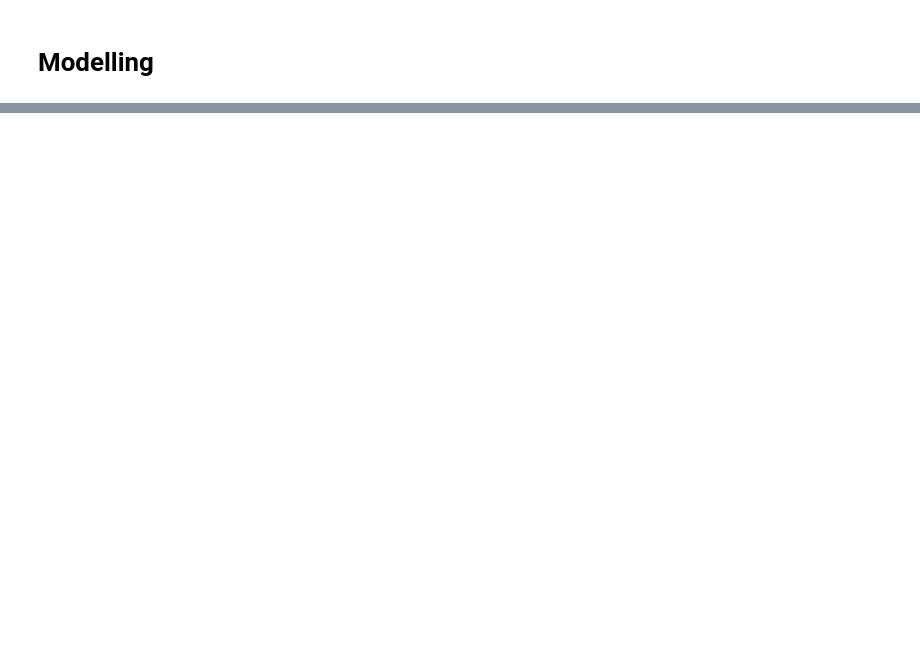
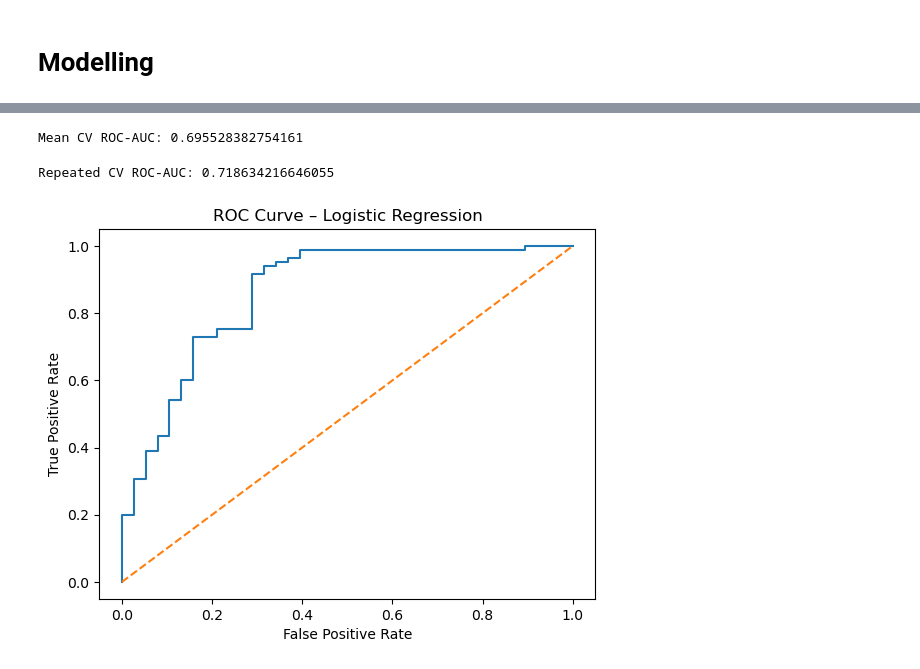
Before and after one commit to Lawrync/LOAN-PREDICTION-HACKATHON, a Jupyter notebook: Loan_prediction.ipynb, the cells around one changed output, grey strips where cells are left out. Drawn from its saved outputs; the diff is of its cells as text; code cells hidden in the pictures; blank space fills up the shorter version.

```diff
--- a/Loan_prediction.ipynb
+++ b/Loan_prediction.ipynb
@@ -769,0 +1283,3 @@ print(vif_data)
+# %%
+X = df_encoded.drop(columns=['Loan_Status', 'Loan_ID'])
+y = df_encoded['Loan_Status']
@@ -769,0 +1313,19 @@ print(vif_data)
+# %%
+from sklearn.model_selection import GridSearchCV
+
+param_grid = {
+    'model__C': [0.01, 0.1, 1, 10],
+    'model__class_weight': [None, 'balanced']
+}
+
+grid = GridSearchCV(
+    pipeline,
+    param_grid,
+    scoring='roc_auc',
+    cv=5
+)
+
+grid.fit(X_train, y_train)
+
+best_model = grid.best_estimator_
+print("Best params:", grid.best_params_)
@@ -769,0 +1334,9 @@ print(vif_data)
+# %%
+from sklearn.metrics import roc_auc_score, classification_report, confusion_matrix
+
+y_pred = best_model.predict(X_test)
+y_prob = best_model.predict_proba(X_test)[:,1]
+
+print("ROC-AUC:", roc_auc_score(y_test, y_prob))
+print(confusion_matrix(y_test, y_pred))
+print(classification_report(y_test, y_pred))
@@ -769,0 +1372,48 @@ print(vif_data)
+# %%
+from sklearn.model_selection import cross_val_score
+
+cv_auc = cross_val_score(
+    best_model,
+    X_train,
+    y_train,
+    scoring='roc_auc',
+    cv=5
+)
+
+print("Mean CV ROC-AUC:", cv_auc.mean())
+# %% [output]
+Mean CV ROC-AUC: 0.695528382754161
+# %%
+from sklearn.model_selection import RepeatedStratifiedKFold, cross_val_score
+
+cv = RepeatedStratifiedKFold(
+    n_splits=5,
+    n_repeats=3,
+    random_state=42
+)
+
+cv_auc = cross_val_score(
+    best_model,
+    X_train,
+    y_train,
+    scoring='roc_auc',
+    cv=cv
+)
+
+print("Repeated CV ROC-AUC:", cv_auc.mean())
+# %% [output]
+Repeated CV ROC-AUC: 0.718634216646055
+# %%
+from sklearn.metrics import roc_curve
+import matplotlib.pyplot as plt
+
+fpr, tpr, _ = roc_curve(y_test, y_prob)
+
+plt.plot(fpr, tpr)
+plt.plot([0,1], [0,1], linestyle='--')
+plt.xlabel("False Positive Rate")
+plt.ylabel("True Positive Rate")
+plt.title("ROC Curve – Logistic Regression")
+plt.show()
+# %% [output]
+[figure, added]
```
Also changed, not shown: parts of 41 cells of this notebook.
